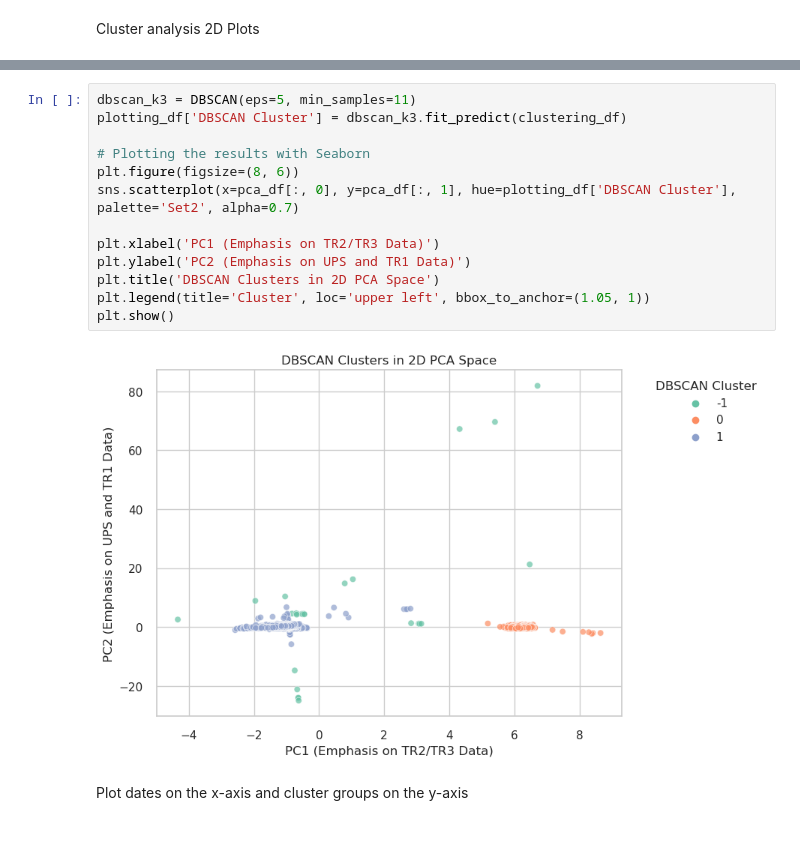
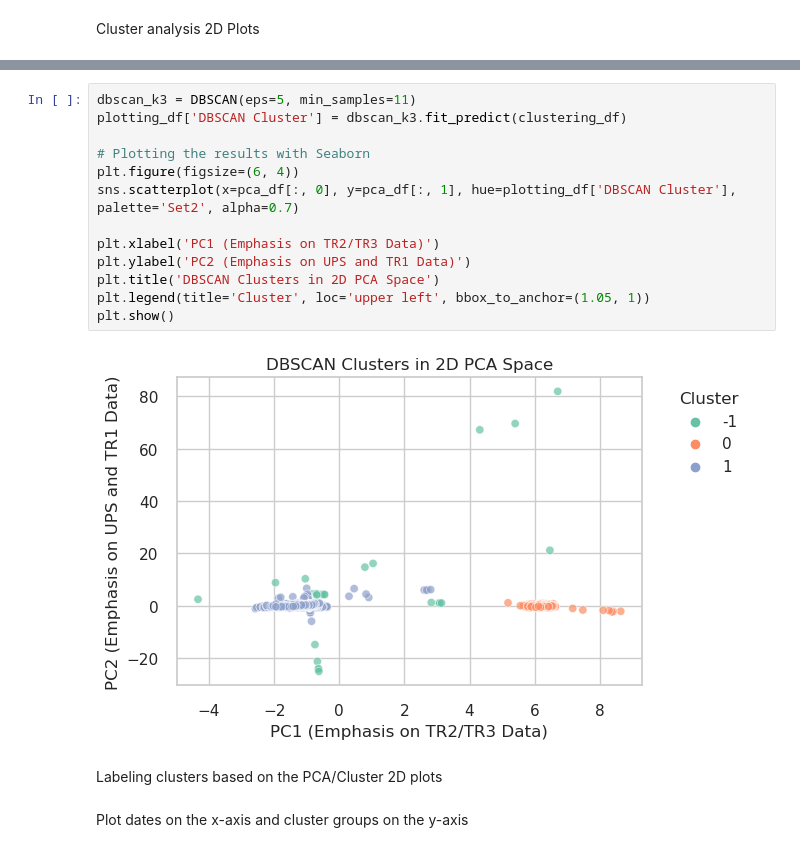
Before and after one commit to Matt17BR/ml4ds2324_cluster_analysis, a Jupyter notebook: scripts/cluster_analysis.ipynb, the cells around one changed output, grey strips where cells are left out. Saved outputs shown, nothing was run; the diff lists cells and outputs as text.

Commit message:
Get started with cluster labeling

```diff
--- a/scripts/cluster_analysis.ipynb
+++ b/scripts/cluster_analysis.ipynb
@@ -144,18 +137,20 @@ plt.show()
 # %%
 dbscan_k3 = DBSCAN(eps=5, min_samples=11)
 plotting_df['DBSCAN Cluster'] = dbscan_k3.fit_predict(clustering_df)
 
 # Plotting the results with Seaborn
-plt.figure(figsize=(8, 6))
+plt.figure(figsize=(6, 4))
 sns.scatterplot(x=pca_df[:, 0], y=pca_df[:, 1], hue=plotting_df['DBSCAN Cluster'], palette='Set2', alpha=0.7)
 
 plt.xlabel('PC1 (Emphasis on TR2/TR3 Data)')
 plt.ylabel('PC2 (Emphasis on UPS and TR1 Data)')
 plt.title('DBSCAN Clusters in 2D PCA Space')
 plt.legend(title='Cluster', loc='upper left', bbox_to_anchor=(1.05, 1))
 plt.show()
 # %% [output]
-[figure, old version]
+[figure, new version]
+# %% [markdown]
+Labeling clusters based on the PCA/Cluster 2D plots
 # %% [markdown]
 Plot dates on the x-axis and cluster groups on the y-axis
 # %%
```
Also changed, not shown: parts of 7 cells of this notebook.
